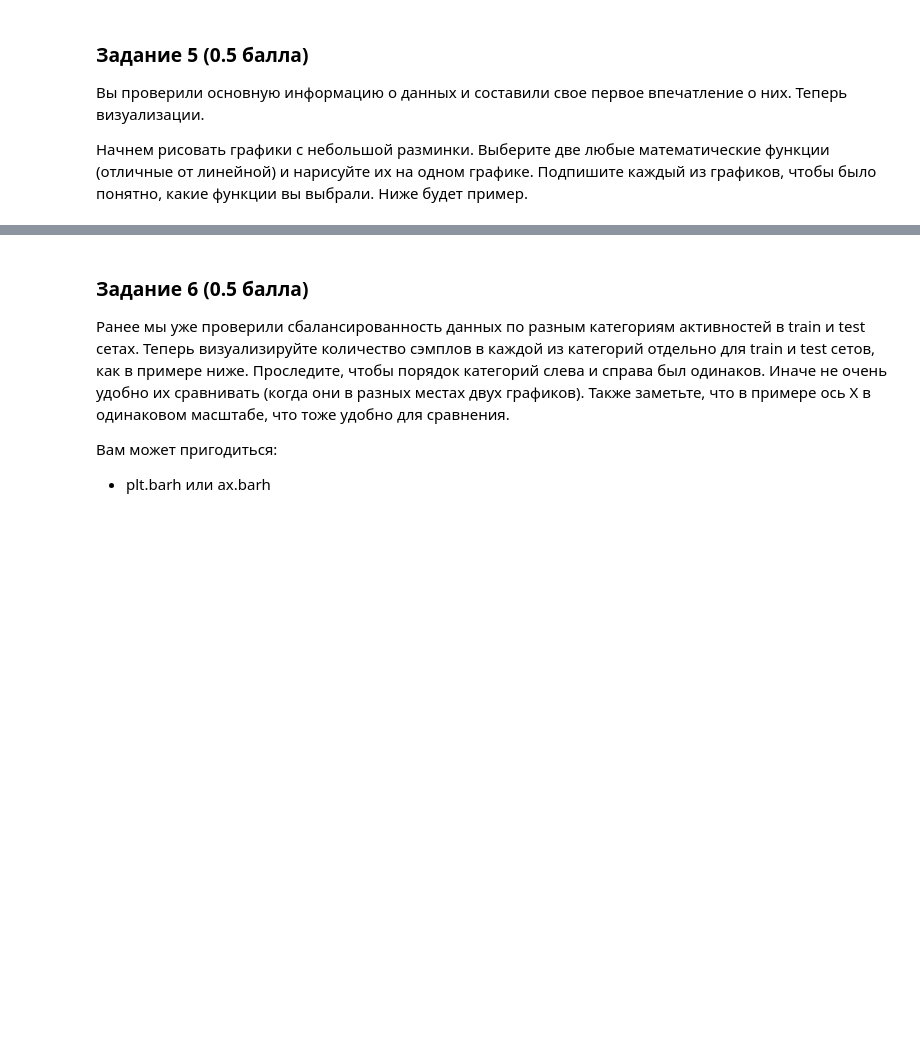
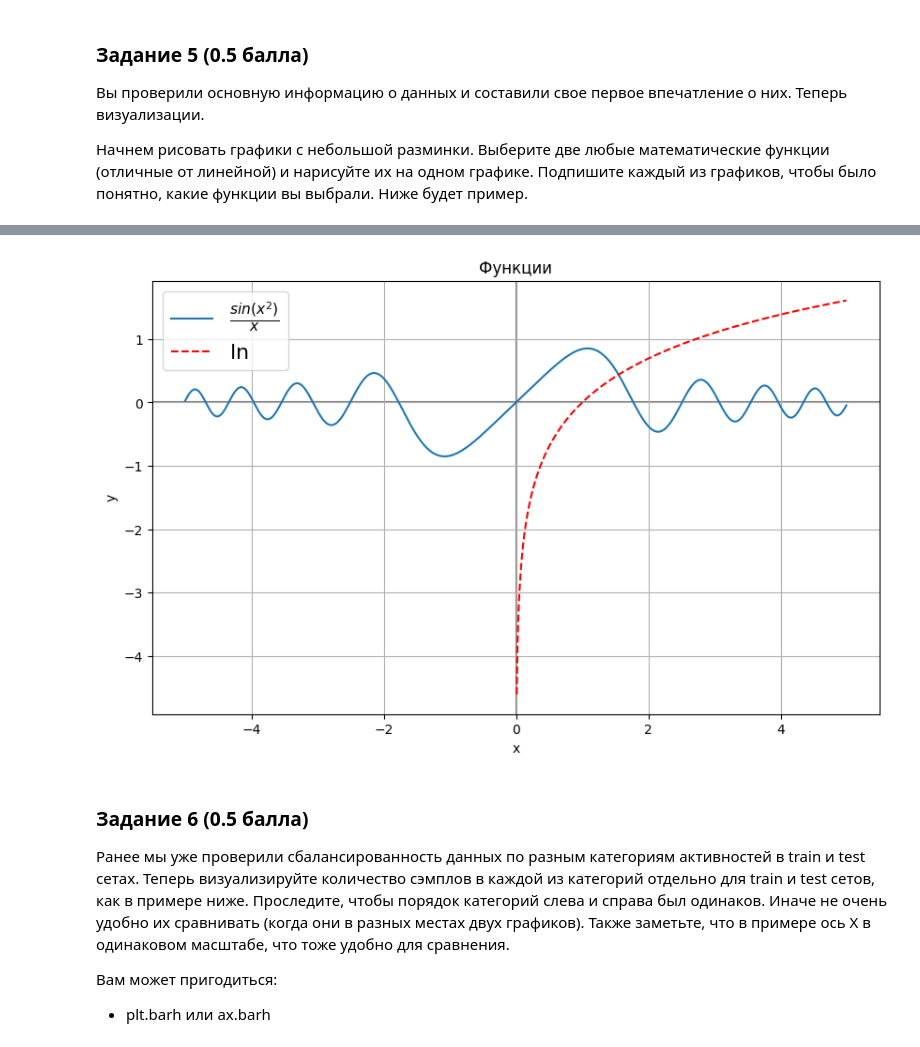
Before and after one commit to ArsenySal/ML-1-data-mining-minor-, a Jupyter notebook: hw/hw03_eda.ipynb, the cells around one changed output, grey strips where cells are left out. Cells and saved outputs as stored; diff of their text form; code cells hidden in the pictures; blank space fills up the shorter version.

```diff
--- a/hw/hw03_eda.ipynb
+++ b/hw/hw03_eda.ipynb
@@ -186,3 +291,27 @@ train.head(5)
+# %%
+x = np.arange(-5, 5, 0.01) # создаем иксы
+
+y1 = np.sin(x*x) / x # функция раз
+y2 = np.log(x) # функция два
+
+plt.figure(figsize=(10, 6)) # создаем figure
+plt.plot(x, y1, label=r'$\frac{sin(x^{2})}{x}$') # рисуем график внутри
+plt.plot(x, y2, label=r'$\ln$', linestyle='dashed', color='red') # и еще один
+
+# тут настраиваем, чтобы было красиво
+plt.grid()
+plt.xlabel('x')
+plt.ylabel('y')
+plt.title('Функции')
+plt.legend(fontsize=16)
+plt.axvline(0, color='grey', zorder=-1)
+plt.axhline(0, color='grey', zorder=-1)
+
+
+
+plt.show()
+# %% [output]
+[figure, added]
 # %% [markdown]
 ### Задание 6 (0.5 балла)
 
```
Also changed, not shown: parts of 36 cells of this notebook.
